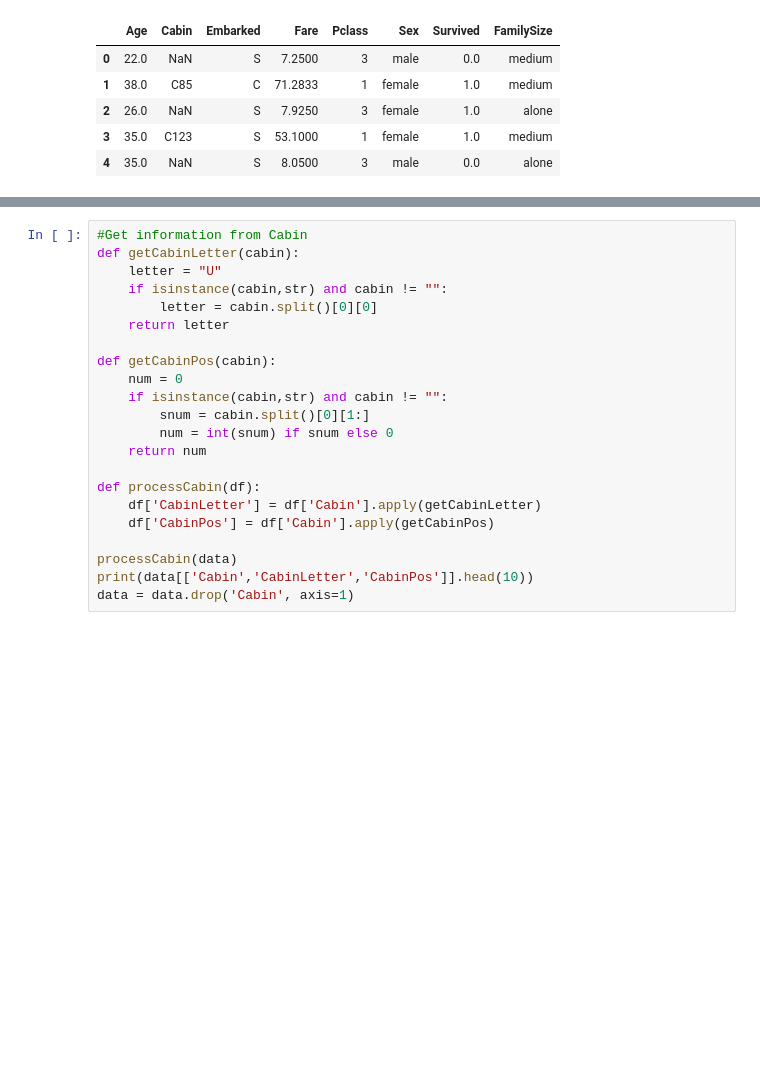
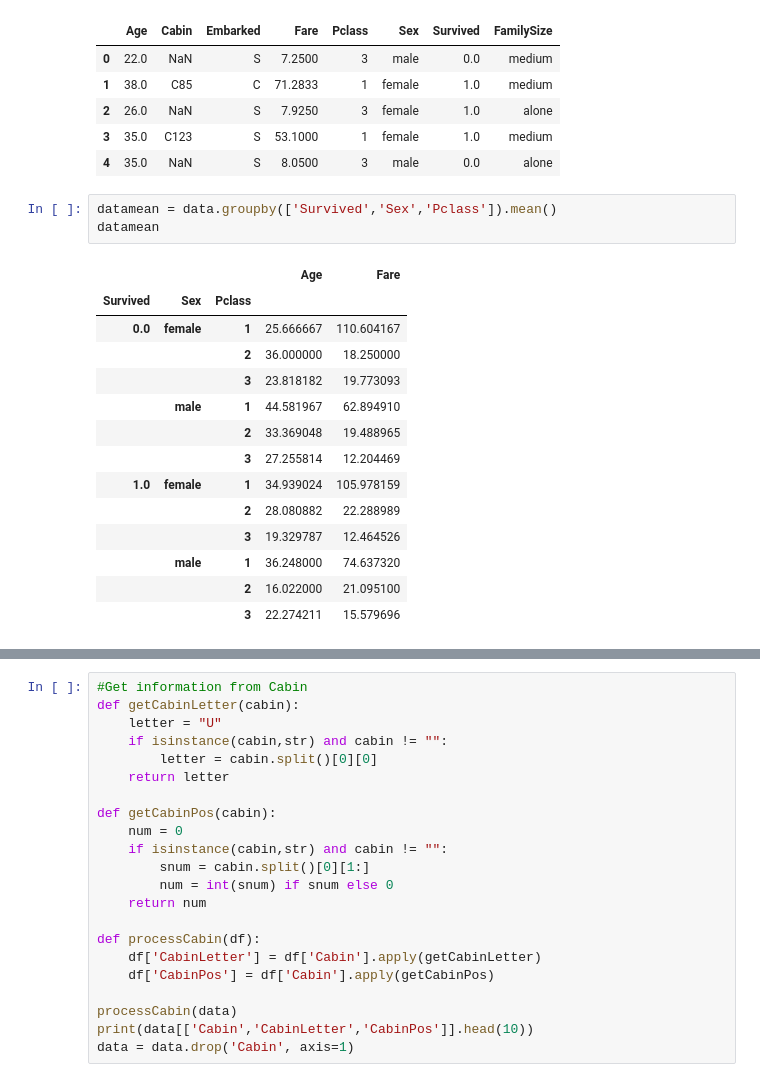
Before and after one commit to samuxiii/prototypes, a Jupyter notebook: notebooks/titanic/Titanic Survival.ipynb, the cells around one changed output, grey strips where cells are left out. Drawn from its saved outputs; the diff is of its cells as text; blank space fills up the shorter version.

```diff
--- a/notebooks/titanic/Titanic Survival.ipynb
+++ b/notebooks/titanic/Titanic Survival.ipynb
@@ -140,3 +140,21 @@ data.head()
 | 2 | 26.0 | NaN | S | 7.9250 | 3 | female | 1.0 | alone |
 | 3 | 35.0 | C123 | S | 53.1000 | 1 | female | 1.0 | medium |
 | 4 | 35.0 | NaN | S | 8.0500 | 3 | male | 0.0 | alone |
+# %%
+datamean = data.groupby(['Survived','Sex','Pclass']).mean()
+datamean
+# %% [output]
+|  |  |  | Age | Fare |
+| Survived | Sex | Pclass |  |  |
+| 0.0 | female | 1 | 25.666667 | 110.604167 |
+|  |  | 2 | 36.000000 | 18.250000 |
+|  |  | 3 | 23.818182 | 19.773093 |
+|  | male | 1 | 44.581967 | 62.894910 |
+|  |  | 2 | 33.369048 | 19.488965 |
+|  |  | 3 | 27.255814 | 12.204469 |
+| 1.0 | female | 1 | 34.939024 | 105.978159 |
+|  |  | 2 | 28.080882 | 22.288989 |
+|  |  | 3 | 19.329787 | 12.464526 |
+|  | male | 1 | 36.248000 | 74.637320 |
+|  |  | 2 | 16.022000 | 21.095100 |
+|  |  | 3 | 22.274211 | 15.579696 |
```
Also changed, not shown: parts of 13 cells of this notebook.
